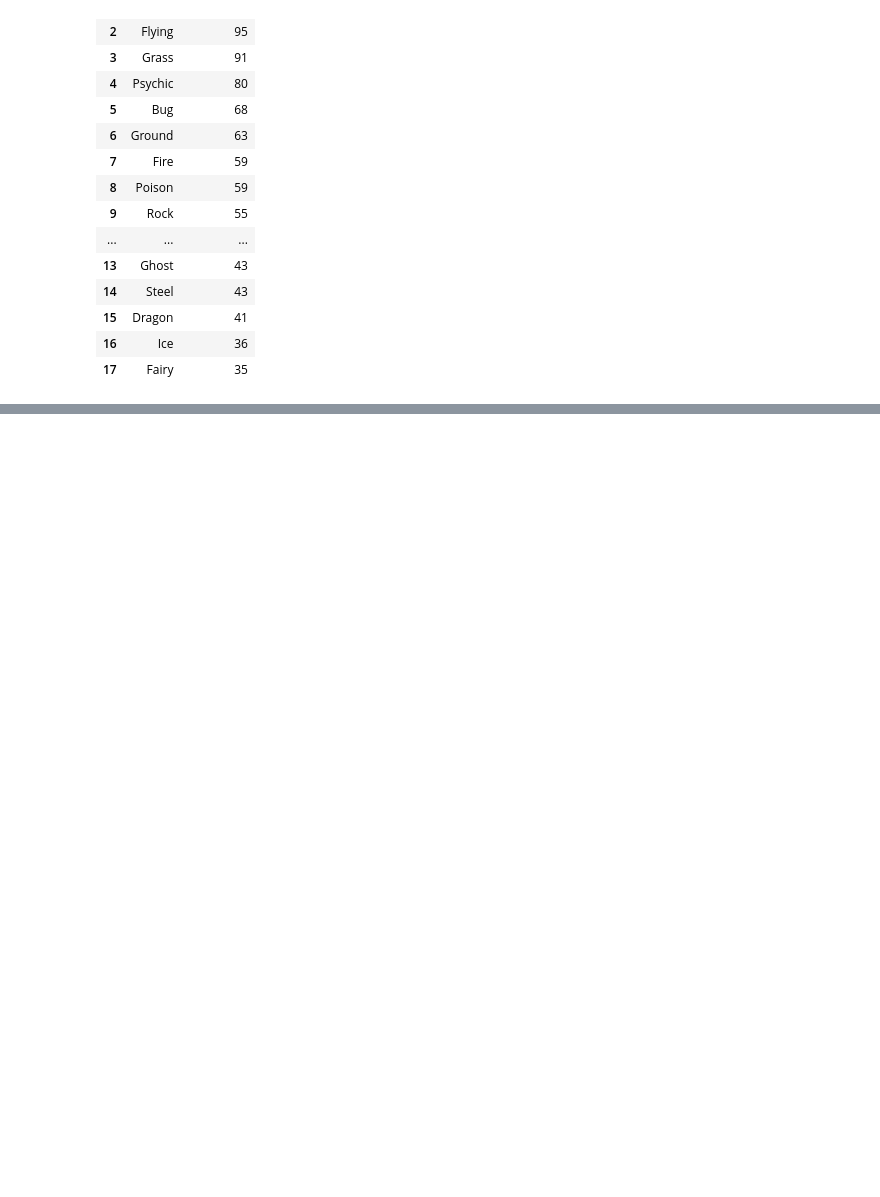
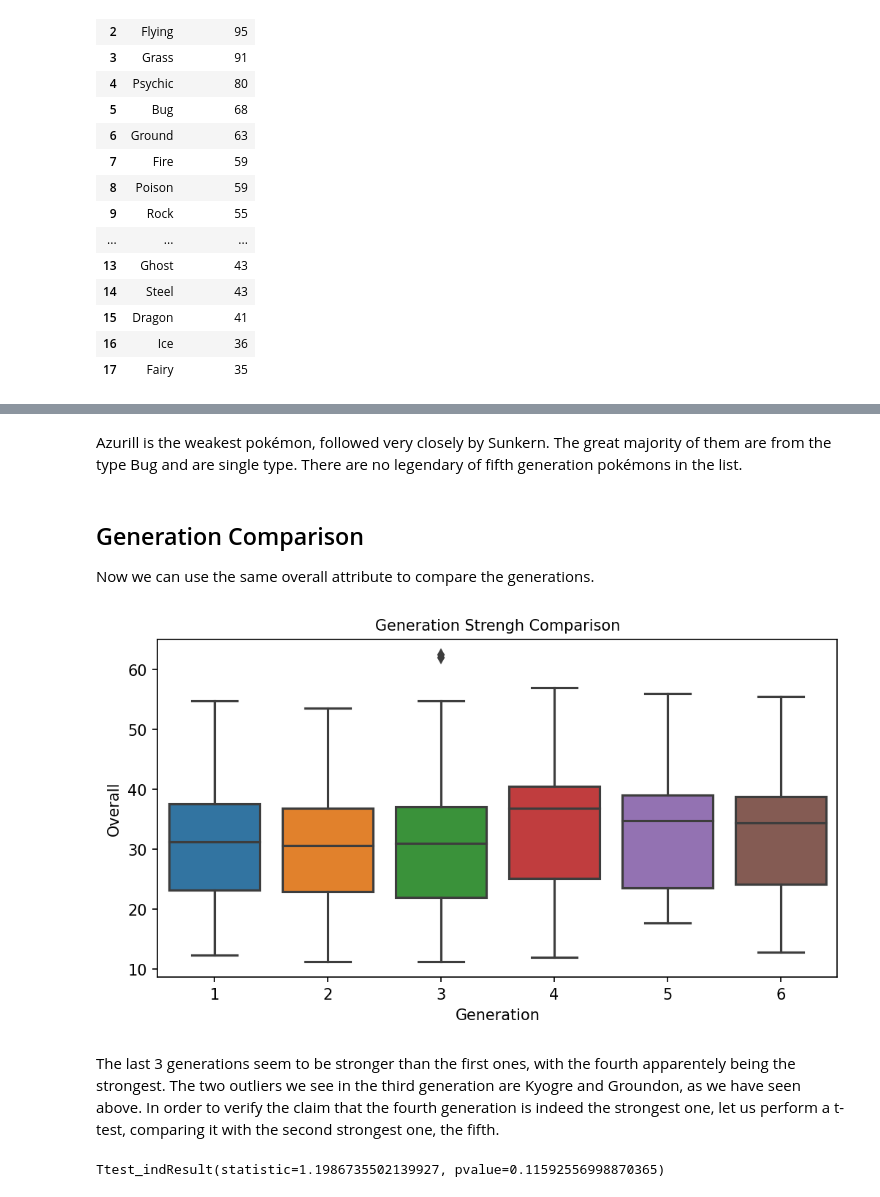
Before and after one commit to mateusmelo821/Pokemon-Generations-Analysis, a Jupyter notebook: index.ipynb, the cells around one changed output, grey strips where cells are left out. Cells and saved outputs as stored; diff of their text form; code cells hidden in the pictures; blank space fills up the shorter version.

Commit message:
Finishing the second and third questions

```diff
--- a/index.ipynb
+++ b/index.ipynb
@@ -137,0 +185,6 @@ Water type pokémons are the most common ones and the fairy type ones are the ra
+# %%
+scaler = MinMaxScaler()
+columns = df.drop(columns=['Name', 'Type 1', 'Type 2', 'Legendary', 'ntype', 'Generation']).columns
+df_norm = df.copy()
+df_norm[columns] = scaler.fit_transform(df_norm[columns])
+df_norm.head()
@@ -137,0 +204,3 @@ Water type pokémons are the most common ones and the fairy type ones are the ra
+# %%
+df_norm['Overall'] = df_norm[columns].mean(axis=1)*100
+df_norm.head()
@@ -137,0 +246,20 @@ Water type pokémons are the most common ones and the fairy type ones are the ra
+# %% [markdown]
+Azurill is the weakest pokémon, followed very closely by Sunkern. The great majority of them are from the type Bug and are single type. There are no legendary of fifth generation pokémons in the list.
+# %% [markdown]
+## Generation Comparison
+
+Now we can use the same overall attribute to compare the generations.
+# %%
+fig, ax = plt.subplots(figsize=(8,4), dpi=150)
+sns.boxplot(data=df_norm, x='Generation', y='Overall', ax=ax)
+ax.set_title("Generation Strengh Comparison", fontdict={'fontsize':10})
+plt.show()
+# %% [output]
+[figure, added]
+# %% [markdown]
+The last 3 generations seem to be stronger than the first ones, with the fourth apparentely being the strongest. The two outliers we see in the third generation are Kyogre and Groundon, as we have seen above. In order to verify the claim that the fourth generation is indeed the strongest one, let us perform a t-test, comparing it with the second strongest one, the fifth.
+# %%
+stats.ttest_ind(df_norm.query("Generation==4")['Overall'], df_norm.query("Generation==5")['Overall'], equal_var=False,
+                alternative='greater')
+# %% [output]
+Ttest_indResult(statistic=1.1986735502139927, pvalue=0.11592556998870365)
```
Also changed, not shown: parts of 33 cells of this notebook, 1 other file.
